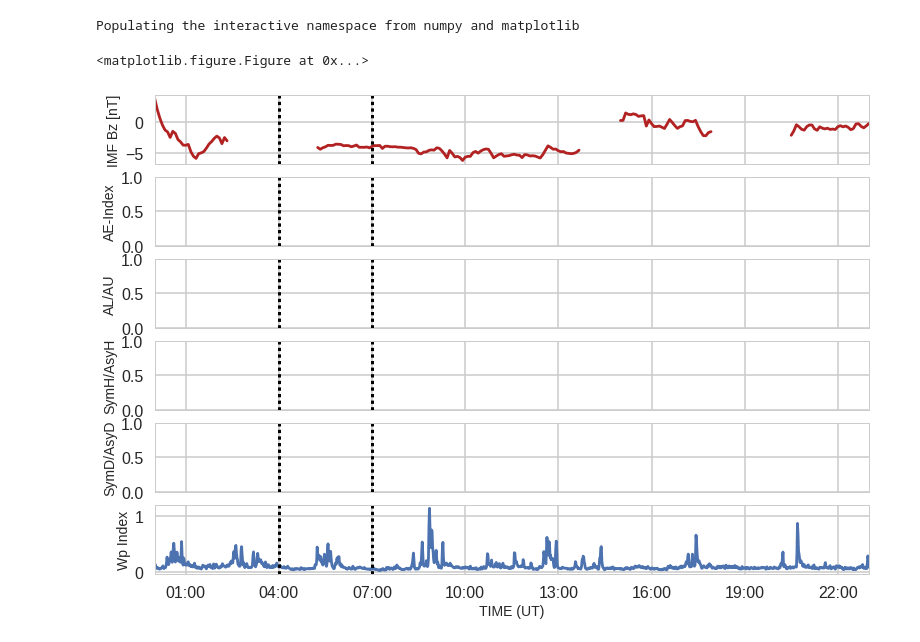
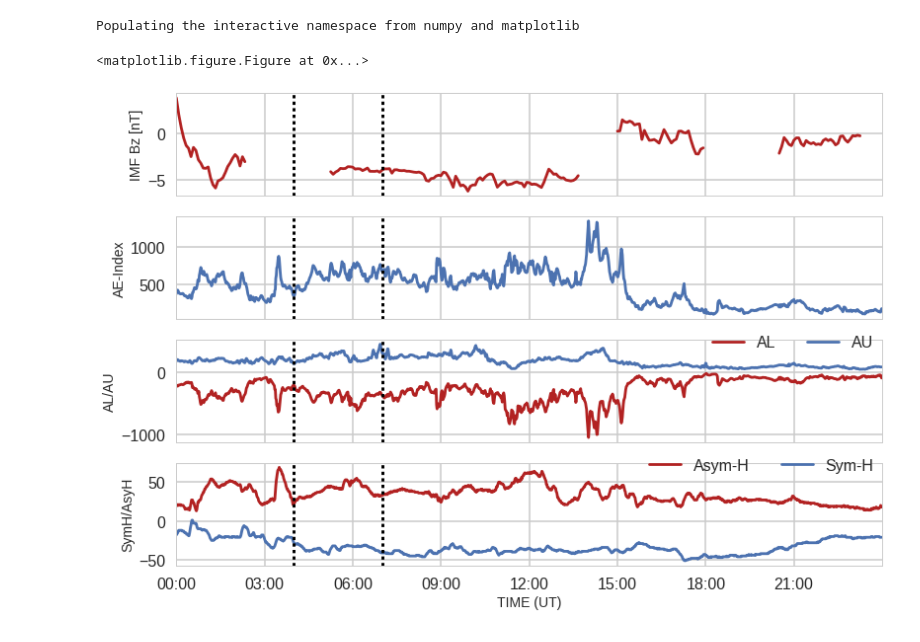
Before and after one commit to bharatreddy/steve, a Jupyter notebook: ipy/gmag.ipynb, the cells around one changed output. Cells and saved outputs as stored; diff of their text form; code cells hidden in the pictures.

```diff
--- a/ipy/gmag.ipynb
+++ b/ipy/gmag.ipynb
@@ -15,7 +15,7 @@ from matplotlib.ticker import FuncFormatter, MaxNLocator
 Populating the interactive namespace from numpy and matplotlib
 # %%
 startDate = datetime.datetime(2016,7,25,0,0)#datetime.datetime(2011,6,8,2,0)#datetime.datetime(2011,5,16,6,0)#
-endDate = datetime.datetime(2016,7,25,23,0)#datetime.datetime(2011,6,8,8,0)#datetime.datetime(2011,5,16,12,0)#
+endDate = datetime.datetime(2016,7,25,23,59)#datetime.datetime(2011,6,8,8,0)#datetime.datetime(2011,5,16,12,0)#
 
 selDtList = [ datetime.datetime(2016,7,25,4,0),\
              datetime.datetime(2016,7,25,7,0) ]#
@@ -62,60 +63,61 @@ omnDF = pandas.DataFrame( {'date' : [ omnData[x].time for x in range(len(omnData
 sns.set_style("whitegrid")
 sns.set_context("poster")
 f = plt.figure(figsize=(12, 8))
-f, axArr = plt.subplots(6, sharex=True)
+f, axArr = plt.subplots(4, sharex=True)
 axArr[0].plot(omnDF["date"].values, omnDF["Bz"].values, color='firebrick')
-# axArr[1].plot(aeDF["date"].values, aeDF["ae"].values)
-# axArr[2].plot(aeDF["date"].values, aeDF["al"].values, color='firebrick', label="AL")
-# axArr[2].plot(aeDF["date"].values, aeDF["au"].values, label="AU")
-# axArr[3].plot(symDF["date"].values, symDF["asyh"].values, color='firebrick', label="Asym-H")
-# axArr[3].plot(symDF["date"].values, symDF["symh"].values, label="Sym-H")
+axArr[1].plot(aeDF["date"].values, aeDF["ae"].values)
+axArr[2].plot(aeDF["date"].values, aeDF["al"].values, color='firebrick', label="AL")
+axArr[2].plot(aeDF["date"].values, aeDF["au"].values, label="AU")
+axArr[3].plot(symDF["date"].values, symDF["asyh"].values, color='firebrick', label="Asym-H")
+axArr[3].plot(symDF["date"].values, symDF["symh"].values, label="Sym-H")
 # axArr[4].plot(symDF["date"].values, symDF["asyd"].values, color='firebrick', label="Asym-D")
 # axArr[4].plot(symDF["date"].values, symDF["symd"].values, label="Sym-D")
-axArr[5].plot(wpDF["date"].values, wpDF["Wp"].values, label="Sym-D")
+# axArr[5].plot(symDF["date"].values, symDF["symd"].values, label="Sym-D")
+# axArr[5].plot(wpDF["date"].values, wpDF["Wp"].values, label="Sym-D")
 
 # ax labels
 axArr[0].set_ylabel("IMF Bz [nT]", fontsize=14)
 axArr[1].set_ylabel("AE-Index", fontsize=14)
 axArr[2].set_ylabel("AL/AU", fontsize=14)
 axArr[3].set_ylabel("SymH/AsyH", fontsize=14)
-axArr[4].set_ylabel("SymD/AsyD", fontsize=14)
-axArr[5].set_ylabel("Wp Index", fontsize=14)
+# axArr[4].set_ylabel("SymD/AsyD", fontsize=14)
+# axArr[5].set_ylabel("Wp Index", fontsize=14)
 # x-label
-axArr[5].set_xlabel("TIME (UT)", fontsize=14)
+axArr[-1].set_xlabel("TIME (UT)", fontsize=14)
 
 # format the axes
 axArr[0].set_xlim( [startDate, endDate] )
 axArr[1].set_xlim( [startDate, endDate] )
 axArr[2].set_xlim( [startDate, endDate] )
 axArr[3].set_xlim( [startDate, endDate] )
 
 axArr[0].get_xaxis().set_major_formatter(DateFormatter('%H:%M'))
 axArr[1].get_xaxis().set_major_formatter(DateFormatter('%H:%M'))
 axArr[2].get_xaxis().set_major_formatter(DateFormatter('%H:%M'))
 axArr[3].get_xaxis().set_major_formatter(DateFormatter('%H:%M'))
-axArr[4].get_xaxis().set_major_formatter(DateFormatter('%H:%M'))
-axArr[5].get_xaxis().set_major_formatter(DateFormatter('%H:%M'))
+# axArr[4].get_xaxis().set_major_formatter(DateFormatter('%H:%M'))
+# axArr[5].get_xaxis().set_major_formatter(DateFormatter('%H:%M'))
 
 # set y limits
 # axArr[1].set_ylim( [0, 1000] )
 # if startDate.strftime("%Y%m%d") == "20110516":
 #     axArr[2].set_ylim( [-600, 600] )
 # else:
 #     axArr[2].set_ylim( [-750, 750] )
 # axArr[3].set_ylim( [-60, 60] )
 
 # plot legend
 axArr[2].legend( bbox_to_anchor=(0., 1.02, 1., .102), loc=1, ncol=2, borderaxespad=0.1 )
 axArr[3].legend( bbox_to_anchor=(0., 1.02, 1., .102), loc=1, ncol=2, borderaxespad=0.1 )
-axArr[4].legend( bbox_to_anchor=(0., 1.02, 1., .102), loc=1, ncol=2, borderaxespad=0.1 )
+# axArr[4].legend( bbox_to_anchor=(0., 1.02, 1., .102), loc=1, ncol=2, borderaxespad=0.1 )
 
 # plot vertical lines
 for sd in selDtList:
     for axx in axArr:
 #     axx.plot( [sd, sd], list(axx.get_ylim()), c='k' )
         axx.axvline( x=sd, c='k', linestyle=":", linewidth=3. )
 
 f.savefig( "../plots/gmag-" + startDate.strftime("%Y%m%d") + ".eps",bbox_inches='tight' )
 # %% [output]
 <matplotlib.figure.Figure at 0x...>
-[figure, old version]
+[figure, new version]
```
Also changed, not shown: parts of 3 cells of this notebook, 10 other files.
